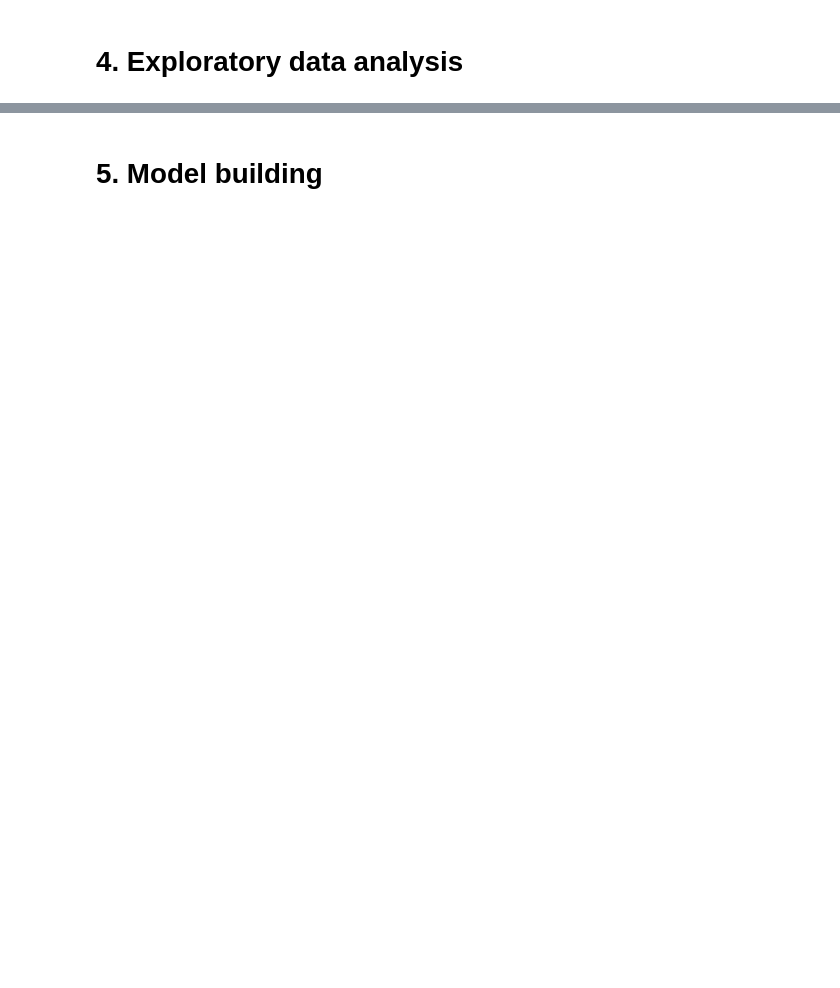
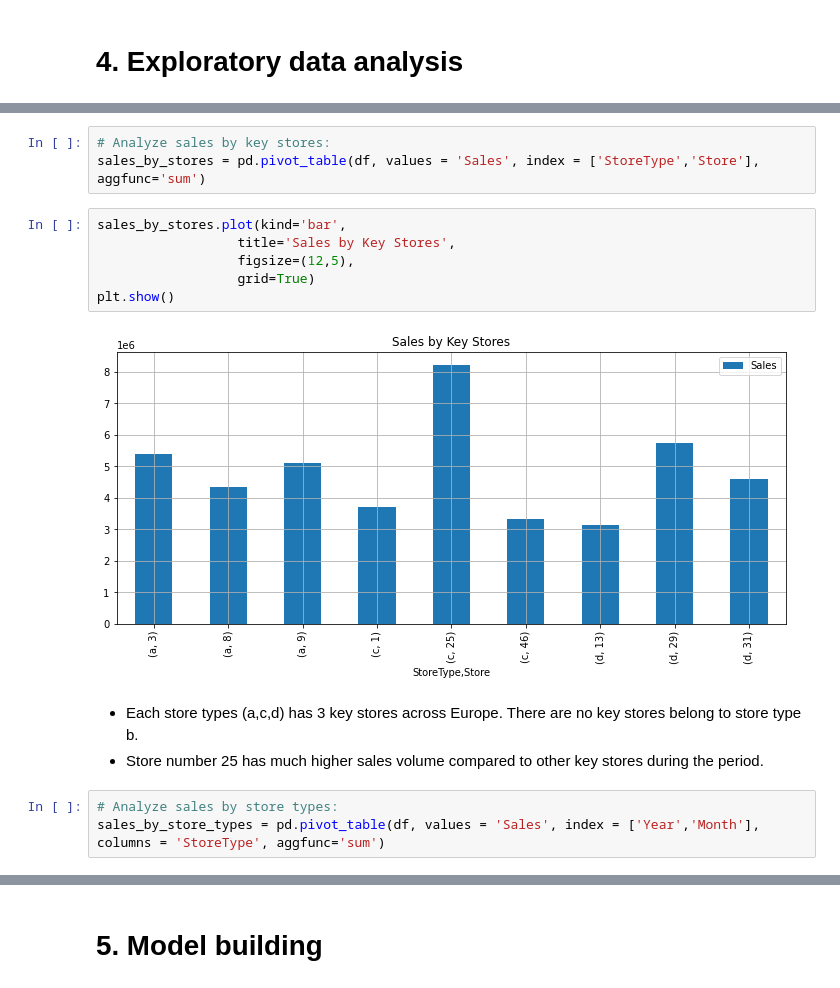
Before and after one commit to Alan-Wolf-VN/Sale_forecast, a Jupyter notebook: SaleForecasting_Nam_Tran.ipynb, the cells around one changed output, grey strips where cells are left out. Saved outputs shown, nothing was run; the diff lists cells and outputs as text; blank space fills up the shorter version.

```diff
--- a/SaleForecasting_Nam_Tran.ipynb
+++ b/SaleForecasting_Nam_Tran.ipynb
@@ -201,0 +282,17 @@ df.loc[df['PromoInterval'].isna(),'PromoInterval'] = "NA"
+# %%
+# Analyze sales by key stores:
+sales_by_stores = pd.pivot_table(df, values = 'Sales', index = ['StoreType','Store'], aggfunc='sum')
+# %%
+sales_by_stores.plot(kind='bar',
+                  title='Sales by Key Stores',
+                  figsize=(12,5),
+                  grid=True)
+plt.show()
+# %% [output]
+[figure, added]
+# %% [markdown]
+- Each store types (a,c,d) has 3 key stores across Europe. There are no key stores belong to store type b.
+- Store number 25 has much higher sales volume compared to other key stores during the period.
+# %%
+# Analyze sales by store types:
+sales_by_store_types = pd.pivot_table(df, values = 'Sales', index = ['Year','Month'], columns = 'StoreType', aggfunc='sum')
```
Also changed, not shown: parts of 35 cells of this notebook.
